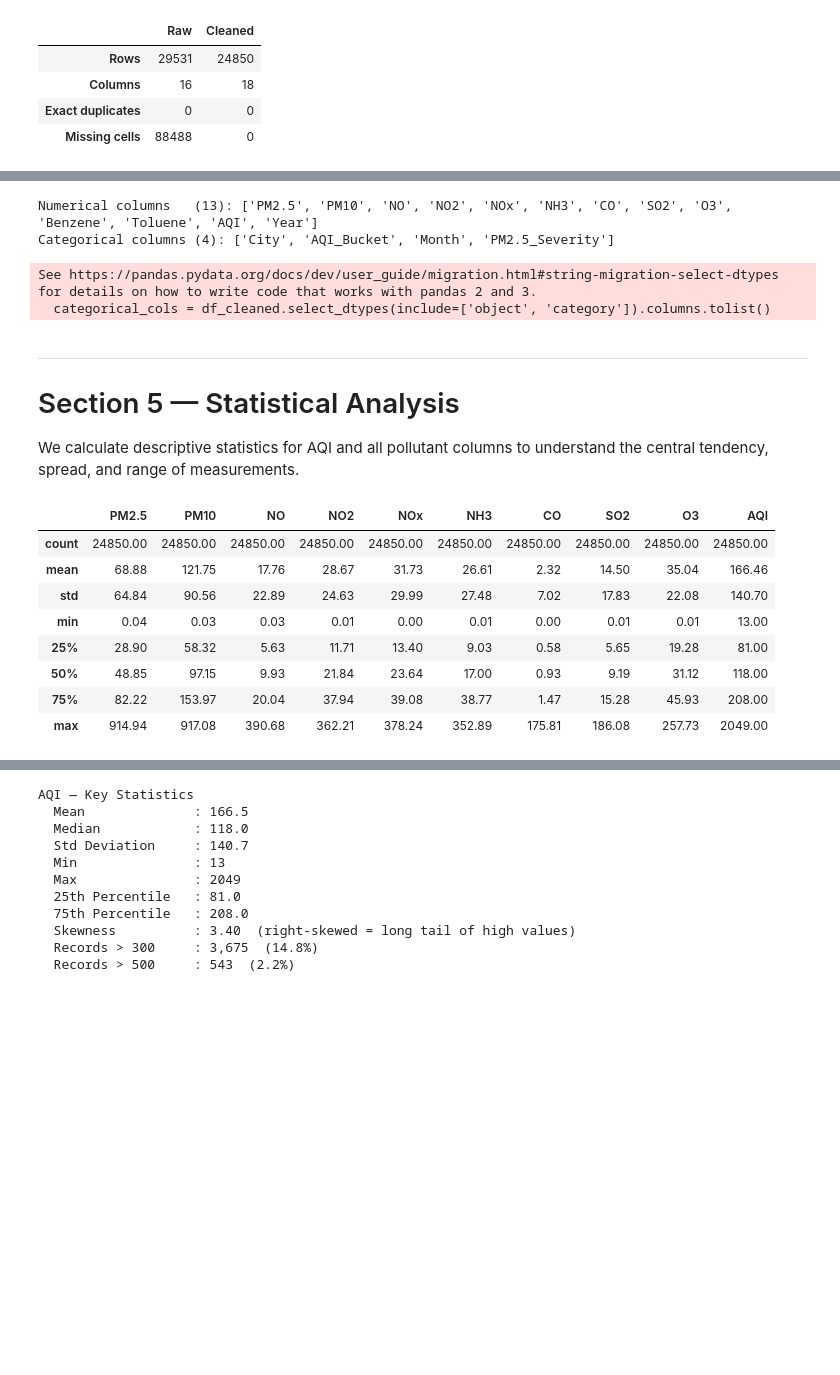
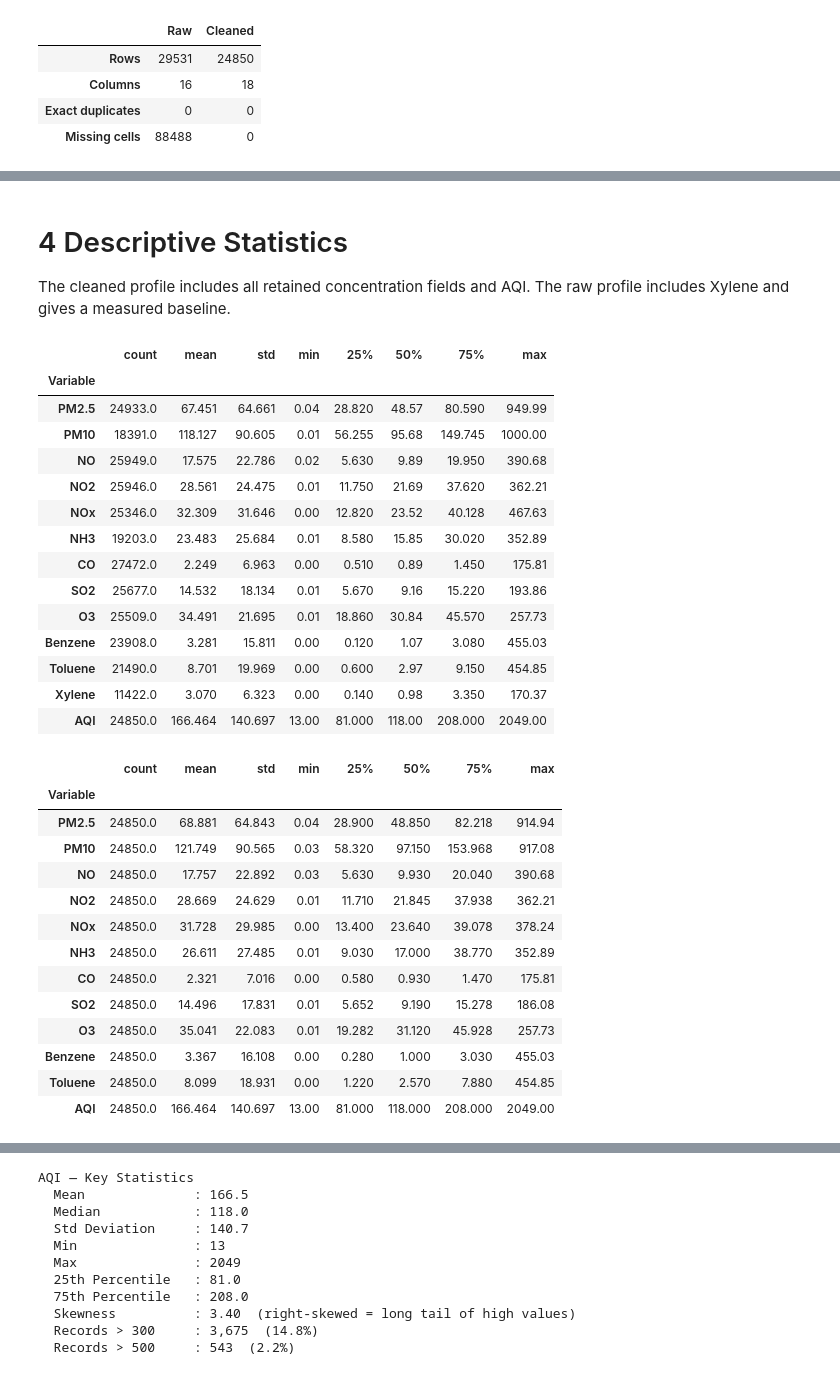
Before and after one commit to omkarrkr/DEV-AAT-SDG11-Air-Quality-Analysis, a Jupyter notebook: notebooks/SDG11_Air_Quality_Analysis.ipynb, the cells around one changed output, grey strips where cells are left out. Saved outputs shown, nothing was run; the diff lists cells and outputs as text; code cells hidden in the pictures; blank space fills up the shorter version.

```diff
--- a/notebooks/SDG11_Air_Quality_Analysis.ipynb
+++ b/notebooks/SDG11_Air_Quality_Analysis.ipynb
@@ -317,29 +317,39 @@ AQI Category Distribution:
-# %%
-# Categorise columns by data type
-numerical_cols   = df_cleaned.select_dtypes(include=['float64', 'int32', 'int64']).columns.tolist()
-categorical_cols = df_cleaned.select_dtypes(include=['object', 'category']).columns.tolist()
-
-print(f'Numerical columns   ({len(numerical_cols)}): {numerical_cols}')
-print(f'Categorical columns ({len(categorical_cols)}): {categorical_cols}')
-# %% [output]
-Numerical columns   (13): ['PM2.5', 'PM10', 'NO', 'NO2', 'NOx', 'NH3', 'CO', 'SO2', 'O3', 'Benzene', 'Toluene', 'AQI', 'Year']
-Categorical columns (4): ['City', 'AQI_Bucket', 'Month', 'PM2.5_Severity']
-See https://pandas.pydata.org/docs/dev/user_guide/migration.html#string-migration-select-dtypes for details on how to write code that works with pandas 2 and 3.
-  categorical_cols = df_cleaned.select_dtypes(include=['object', 'category']).columns.tolist()
 # %% [markdown]
----
-# Section 5 — Statistical Analysis
+# 4 Descriptive Statistics
 
-We calculate descriptive statistics for AQI and all pollutant columns to understand the central tendency, spread, and range of measurements.
+The cleaned profile includes all retained concentration fields and AQI. The raw profile includes Xylene and gives a measured baseline.
 # %%
-display(df_cleaned[KEY_COLUMNS].describe().round(2))
+raw_numeric = numeric_profile(df_raw)
+cleaned_numeric = numeric_profile(df_cleaned[[*POLLUTANTS, "AQI"]])
+display(raw_numeric.loc[:, ["count", "mean", "std", "min", "25%", "50%", "75%", "max"]])
+display(cleaned_numeric.loc[:, ["count", "mean", "std", "min", "25%", "50%", "75%", "max"]])
 # %% [output]
-|  | PM2.5 | PM10 | NO | NO2 | NOx | NH3 | CO | SO2 | O3 | AQI |
-| count | 24850.00 | 24850.00 | 24850.00 | 24850.00 | 24850.00 | 24850.00 | 24850.00 | 24850.00 | 24850.00 | 24850.00 |
-| mean | 68.88 | 121.75 | 17.76 | 28.67 | 31.73 | 26.61 | 2.32 | 14.50 | 35.04 | 166.46 |
-| std | 64.84 | 90.56 | 22.89 | 24.63 | 29.99 | 27.48 | 7.02 | 17.83 | 22.08 | 140.70 |
-| min | 0.04 | 0.03 | 0.03 | 0.01 | 0.00 | 0.01 | 0.00 | 0.01 | 0.01 | 13.00 |
-| 25% | 28.90 | 58.32 | 5.63 | 11.71 | 13.40 | 9.03 | 0.58 | 5.65 | 19.28 | 81.00 |
-| 50% | 48.85 | 97.15 | 9.93 | 21.84 | 23.64 | 17.00 | 0.93 | 9.19 | 31.12 | 118.00 |
-| 75% | 82.22 | 153.97 | 20.04 | 37.94 | 39.08 | 38.77 | 1.47 | 15.28 | 45.93 | 208.00 |
-| max | 914.94 | 917.08 | 390.68 | 362.21 | 378.24 | 352.89 | 175.81 | 186.08 | 257.73 | 2049.00 |
+|  | count | mean | std | min | 25% | 50% | 75% | max |
+| Variable |  |  |  |  |  |  |  |  |
+| PM2.5 | 24933.0 | 67.451 | 64.661 | 0.04 | 28.820 | 48.57 | 80.590 | 949.99 |
+| PM10 | 18391.0 | 118.127 | 90.605 | 0.01 | 56.255 | 95.68 | 149.745 | 1000.00 |
+| NO | 25949.0 | 17.575 | 22.786 | 0.02 | 5.630 | 9.89 | 19.950 | 390.68 |
+| NO2 | 25946.0 | 28.561 | 24.475 | 0.01 | 11.750 | 21.69 | 37.620 | 362.21 |
+| NOx | 25346.0 | 32.309 | 31.646 | 0.00 | 12.820 | 23.52 | 40.128 | 467.63 |
+| NH3 | 19203.0 | 23.483 | 25.684 | 0.01 | 8.580 | 15.85 | 30.020 | 352.89 |
+| CO | 27472.0 | 2.249 | 6.963 | 0.00 | 0.510 | 0.89 | 1.450 | 175.81 |
+| SO2 | 25677.0 | 14.532 | 18.134 | 0.01 | 5.670 | 9.16 | 15.220 | 193.86 |
+| O3 | 25509.0 | 34.491 | 21.695 | 0.01 | 18.860 | 30.84 | 45.570 | 257.73 |
+| Benzene | 23908.0 | 3.281 | 15.811 | 0.00 | 0.120 | 1.07 | 3.080 | 455.03 |
+| Toluene | 21490.0 | 8.701 | 19.969 | 0.00 | 0.600 | 2.97 | 9.150 | 454.85 |
+| Xylene | 11422.0 | 3.070 | 6.323 | 0.00 | 0.140 | 0.98 | 3.350 | 170.37 |
+| AQI | 24850.0 | 166.464 | 140.697 | 13.00 | 81.000 | 118.00 | 208.000 | 2049.00 |
+|  | count | mean | std | min | 25% | 50% | 75% | max |
+| Variable |  |  |  |  |  |  |  |  |
+| PM2.5 | 24850.0 | 68.881 | 64.843 | 0.04 | 28.900 | 48.850 | 82.218 | 914.94 |
+| PM10 | 24850.0 | 121.749 | 90.565 | 0.03 | 58.320 | 97.150 | 153.968 | 917.08 |
+| NO | 24850.0 | 17.757 | 22.892 | 0.03 | 5.630 | 9.930 | 20.040 | 390.68 |
+| NO2 | 24850.0 | 28.669 | 24.629 | 0.01 | 11.710 | 21.845 | 37.938 | 362.21 |
+| NOx | 24850.0 | 31.728 | 29.985 | 0.00 | 13.400 | 23.640 | 39.078 | 378.24 |
+| NH3 | 24850.0 | 26.611 | 27.485 | 0.01 | 9.030 | 17.000 | 38.770 | 352.89 |
+| CO | 24850.0 | 2.321 | 7.016 | 0.00 | 0.580 | 0.930 | 1.470 | 175.81 |
+| SO2 | 24850.0 | 14.496 | 17.831 | 0.01 | 5.652 | 9.190 | 15.278 | 186.08 |
+| O3 | 24850.0 | 35.041 | 22.083 | 0.01 | 19.282 | 31.120 | 45.928 | 257.73 |
+| Benzene | 24850.0 | 3.367 | 16.108 | 0.00 | 0.280 | 1.000 | 3.030 | 455.03 |
+| Toluene | 24850.0 | 8.099 | 18.931 | 0.00 | 1.220 | 2.570 | 7.880 | 454.85 |
+| AQI | 24850.0 | 166.464 | 140.697 | 13.00 | 81.000 | 118.000 | 208.000 | 2049.00 |
```
Also changed, not shown: parts of 59 cells of this notebook, 12 other files.
